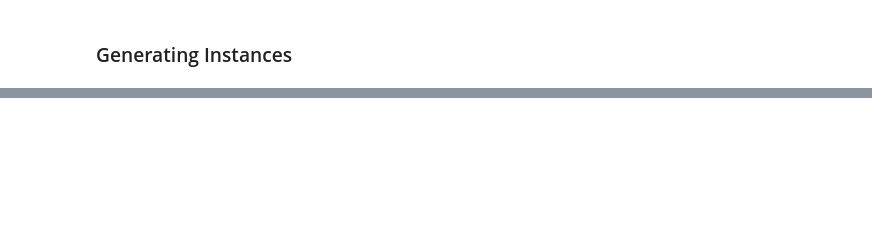
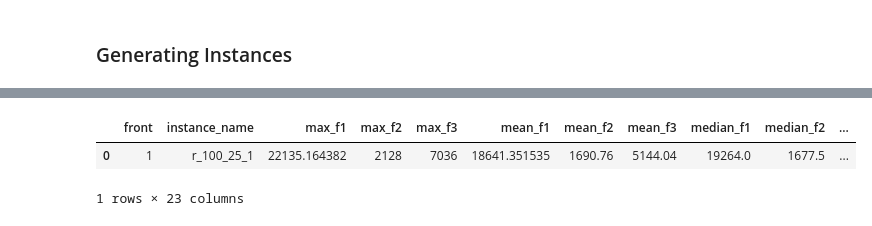
Before and after one commit to upadhyan/NaturalKnapsack, a Jupyter notebook: GA Execution.ipynb, the cells around one changed output, grey strips where cells are left out. Saved outputs shown, nothing was run; the diff lists cells and outputs as text; code cells hidden in the pictures; blank space fills up the shorter version.

```diff
--- a/GA Execution.ipynb
+++ b/GA Execution.ipynb
@@ -236,0 +240,6 @@ Wall time: 1.55 s
+# %%
+stats
+# %% [output]
+|  | front | instance_name | max_f1 | max_f2 | max_f3 | mean_f1 | mean_f2 | mean_f3 | median_f1 | median_f2 | ... |
+| 0 | 1 | r_100_25_1 | 22135.164382 | 2128 | 7036 | 18641.351535 | 1690.76 | 5144.04 | 19264.0 | 1677.5 | ... |
+1 rows × 23 columns
```
Also changed, not shown: parts of 4 cells of this notebook.
